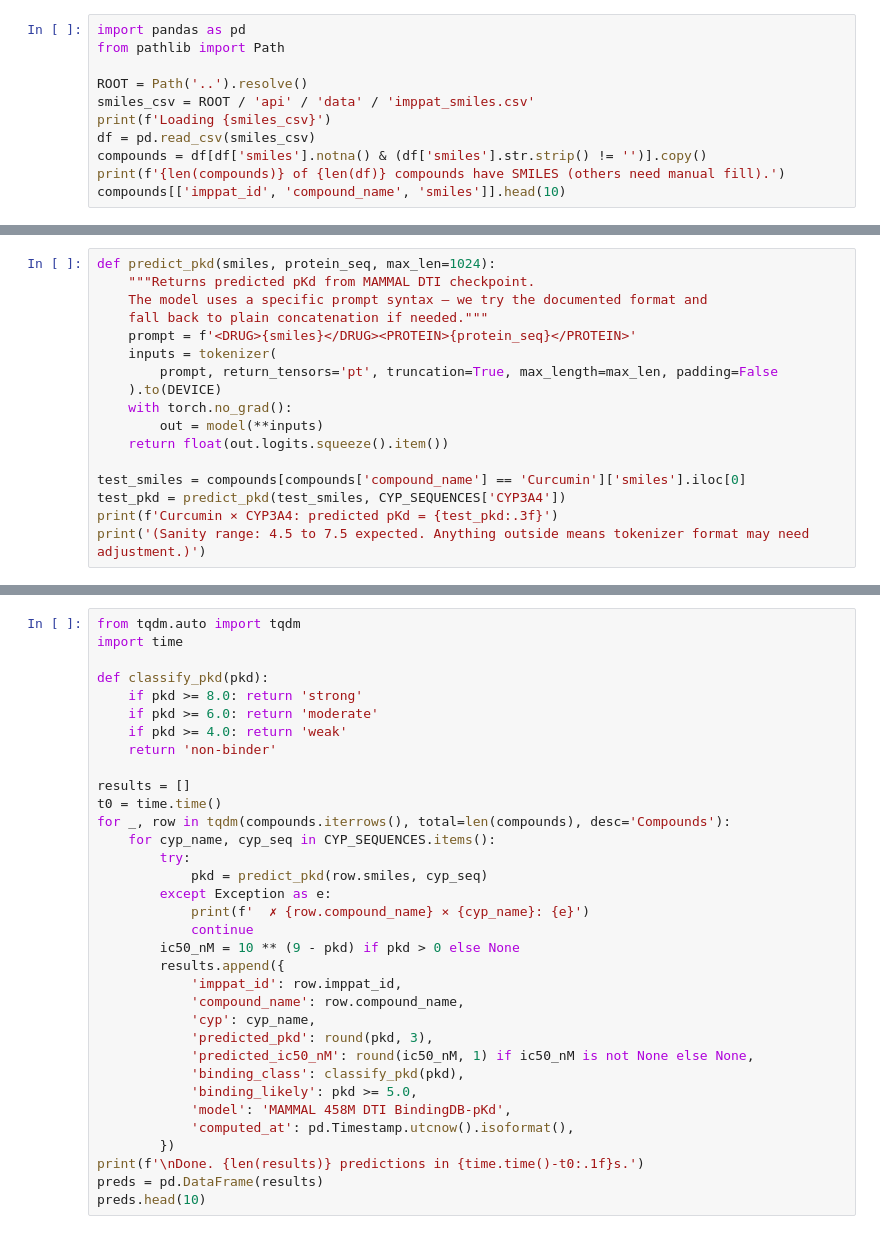
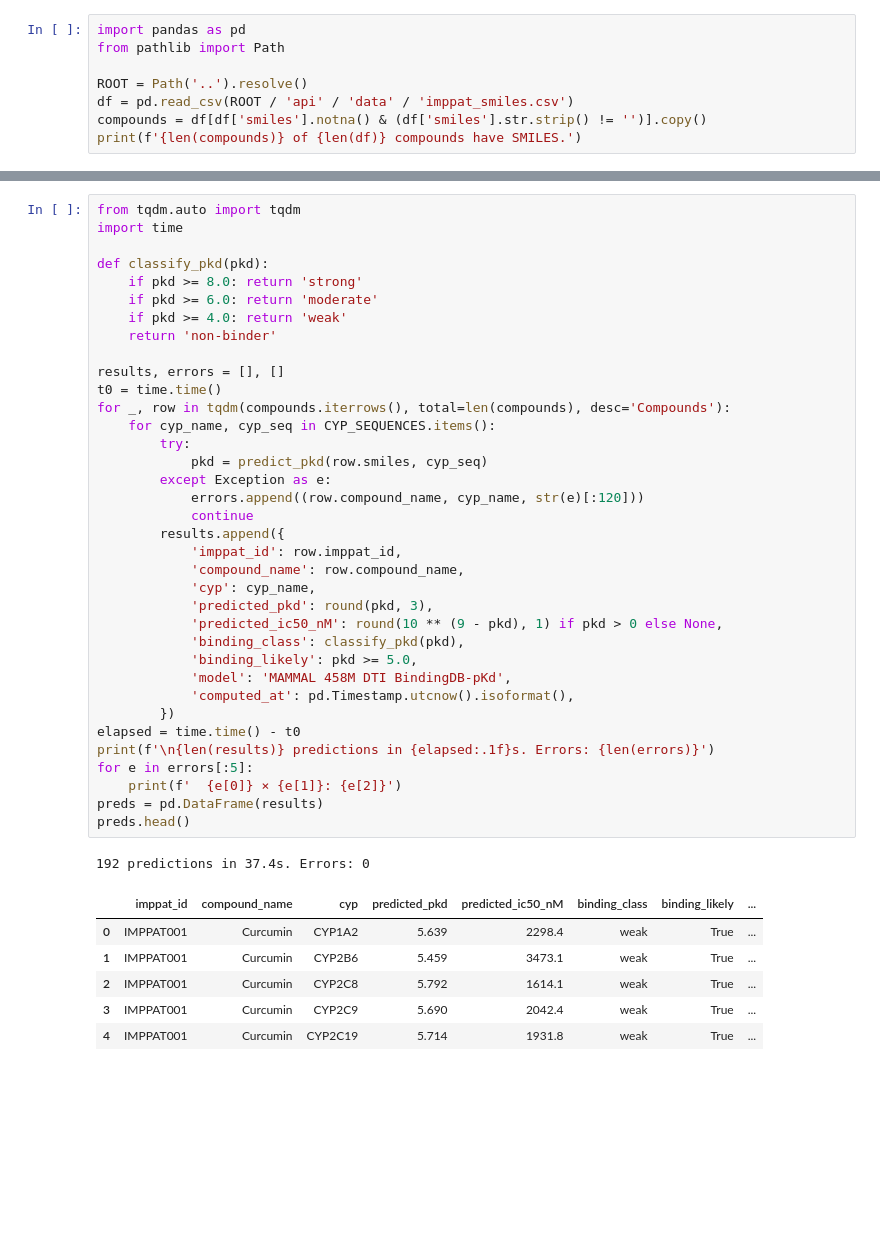
Before and after one commit to shailesh2790/bioreason-india, a Jupyter notebook: notebooks/herbcheck_mammal.ipynb, the cells around one changed output, grey strips where cells are left out. Cells and saved outputs as stored; diff of their text form; blank space fills up the shorter version.

Commit message:
V2-B: MAMMAL DTI 192 predictions + rank-based scoring + per-CYP UI display

```diff
--- a/notebooks/herbcheck_mammal.ipynb
+++ b/notebooks/herbcheck_mammal.ipynb
@@ -84,9 +71,6 @@ import pandas as pd
 from pathlib import Path
 
 ROOT = Path('..').resolve()
-smiles_csv = ROOT / 'api' / 'data' / 'imppat_smiles.csv'
-print(f'Loading {smiles_csv}')
-df = pd.read_csv(smiles_csv)
+df = pd.read_csv(ROOT / 'api' / 'data' / 'imppat_smiles.csv')
 compounds = df[df['smiles'].notna() & (df['smiles'].str.strip() != '')].copy()
-print(f'{len(compounds)} of {len(df)} compounds have SMILES (others need manual fill).')
-compounds[['imppat_id', 'compound_name', 'smiles']].head(10)
+print(f'{len(compounds)} of {len(df)} compounds have SMILES.')
@@ -97,17 +78,0 @@ Curcumin × CYP3A4 — well-known significant binder. Should report pKd ≈ 5-7.
-# %%
-def predict_pkd(smiles, protein_seq, max_len=1024):
-    """Returns predicted pKd from MAMMAL DTI checkpoint.
-    The model uses a specific prompt syntax — we try the documented format and
-    fall back to plain concatenation if needed."""
-    prompt = f'<DRUG>{smiles}</DRUG><PROTEIN>{protein_seq}</PROTEIN>'
-    inputs = tokenizer(
-        prompt, return_tensors='pt', truncation=True, max_length=max_len, padding=False
-    ).to(DEVICE)
-    with torch.no_grad():
-        out = model(**inputs)
-    return float(out.logits.squeeze().item())
-
-test_smiles = compounds[compounds['compound_name'] == 'Curcumin']['smiles'].iloc[0]
-test_pkd = predict_pkd(test_smiles, CYP_SEQUENCES['CYP3A4'])
-print(f'Curcumin × CYP3A4: predicted pKd = {test_pkd:.3f}')
-print('(Sanity range: 4.5 to 7.5 expected. Anything outside means tokenizer format may need adjustment.)')
@@ -118,34 +118,44 @@ print('(Sanity range: 4.5 to 7.5 expected. Anything outside means tokenizer form
 # %%
 from tqdm.auto import tqdm
 import time
 
 def classify_pkd(pkd):
     if pkd >= 8.0: return 'strong'
     if pkd >= 6.0: return 'moderate'
     if pkd >= 4.0: return 'weak'
     return 'non-binder'
 
-results = []
+results, errors = [], []
 t0 = time.time()
 for _, row in tqdm(compounds.iterrows(), total=len(compounds), desc='Compounds'):
     for cyp_name, cyp_seq in CYP_SEQUENCES.items():
         try:
             pkd = predict_pkd(row.smiles, cyp_seq)
         except Exception as e:
-            print(f'  ✗ {row.compound_name} × {cyp_name}: {e}')
+            errors.append((row.compound_name, cyp_name, str(e)[:120]))
             continue
-        ic50_nM = 10 ** (9 - pkd) if pkd > 0 else None
         results.append({
             'imppat_id': row.imppat_id,
             'compound_name': row.compound_name,
             'cyp': cyp_name,
             'predicted_pkd': round(pkd, 3),
-            'predicted_ic50_nM': round(ic50_nM, 1) if ic50_nM is not None else None,
+            'predicted_ic50_nM': round(10 ** (9 - pkd), 1) if pkd > 0 else None,
             'binding_class': classify_pkd(pkd),
             'binding_likely': pkd >= 5.0,
             'model': 'MAMMAL 458M DTI BindingDB-pKd',
             'computed_at': pd.Timestamp.utcnow().isoformat(),
         })
-print(f'\nDone. {len(results)} predictions in {time.time()-t0:.1f}s.')
+elapsed = time.time() - t0
+print(f'\n{len(results)} predictions in {elapsed:.1f}s. Errors: {len(errors)}')
+for e in errors[:5]:
+    print(f'  {e[0]} × {e[1]}: {e[2]}')
 preds = pd.DataFrame(results)
-preds.head(10)
+preds.head()
+# %% [output]
+192 predictions in 37.4s. Errors: 0
+|  | imppat_id | compound_name | cyp | predicted_pkd | predicted_ic50_nM | binding_class | binding_likely | ... |
+| 0 | IMPPAT001 | Curcumin | CYP1A2 | 5.639 | 2298.4 | weak | True | ... |
+| 1 | IMPPAT001 | Curcumin | CYP2B6 | 5.459 | 3473.1 | weak | True | ... |
+| 2 | IMPPAT001 | Curcumin | CYP2C8 | 5.792 | 1614.1 | weak | True | ... |
+| 3 | IMPPAT001 | Curcumin | CYP2C9 | 5.690 | 2042.4 | weak | True | ... |
+| 4 | IMPPAT001 | Curcumin | CYP2C19 | 5.714 | 1931.8 | weak | True | ... |
```
Also changed, not shown: parts of 16 cells of this notebook, 3 other files.
